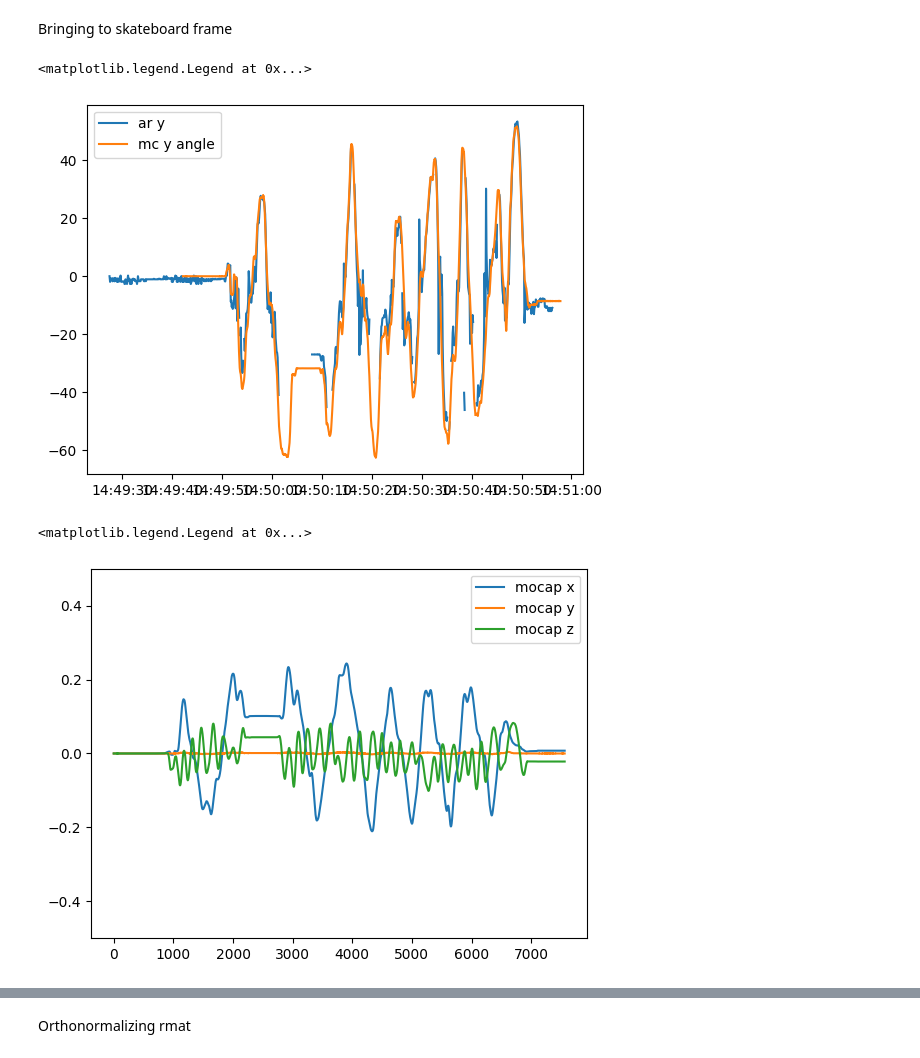
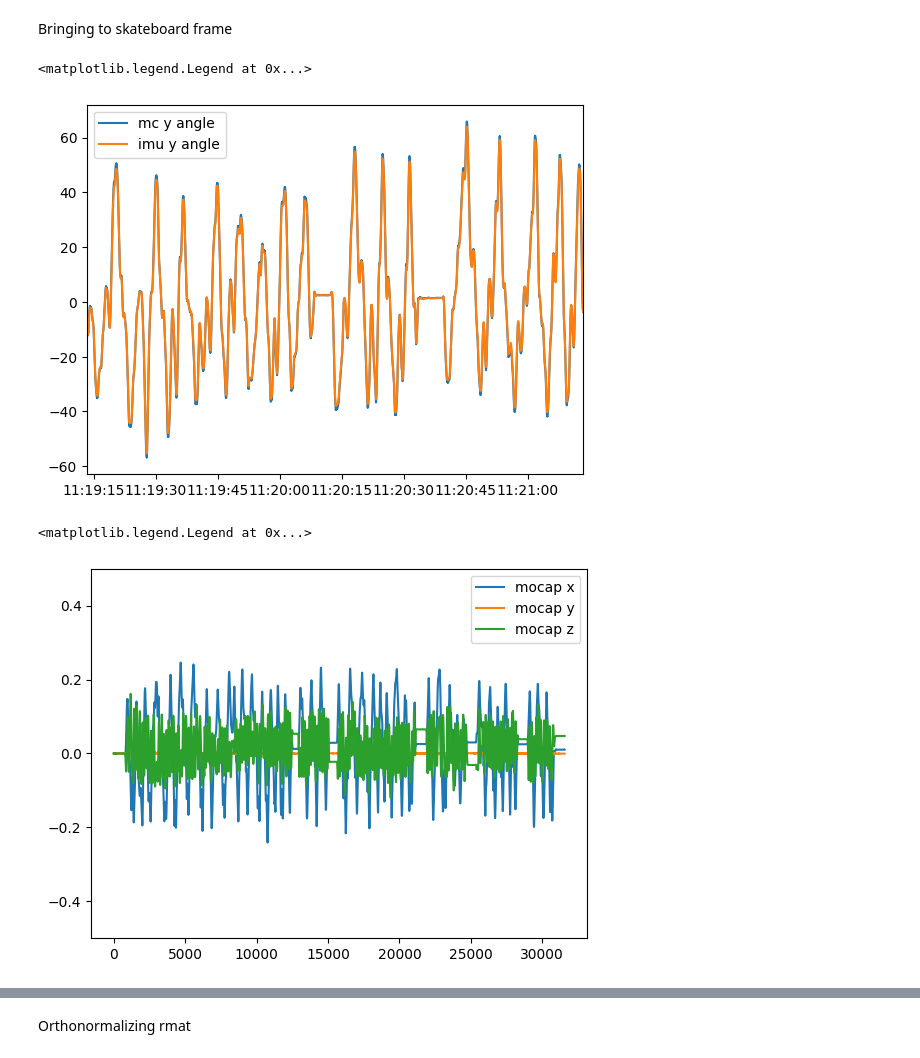
Before and after one commit to SujithChristopher/armbo, a Jupyter notebook: analysis_notebooks/inference_m3_mip_yolo.ipynb, the cells around one changed output, grey strips where cells are left out. Saved outputs shown, nothing was run; the diff lists cells and outputs as text; code cells hidden in the pictures.

```diff
--- a/analysis_notebooks/inference_m3_mip_yolo.ipynb
+++ b/analysis_notebooks/inference_m3_mip_yolo.ipynb
@@ -39,7 +39,7 @@ _parent_folder = "validation"
 _calib_folder_name = "calibration_00"
 
 # _folder_name = "ar_30_5_quad_random_slow_01"
-_folder_name = "skimu_30_4_random_imu_long_00"
+_folder_name = "skimu_30_4_random_imu_long_01"
 # _folder_name = "board"
 
 _base_pth = os.path.join(_pth,"recorded_data",_parent_folder)
@@ -54,7 +54,7 @@ with open(_webcam_calib_pth, "rb") as f:
     _webcam_cam_mat = _temp[0]
     _webcam_dist = _temp[1]
 
-ar_lframe_pth = os.path.join(_webcam_calib_folder, "webcam_rotmat_validation_imu_0.msgpack")
+ar_lframe_pth = os.path.join(_webcam_calib_folder, "webcam_rotmat_validation_imu_1.msgpack")
 with open(ar_lframe_pth, "rb") as f:
     ar_lframe = mp.Unpacker(f, object_hook=mpn.decode)
     _ar_lframe_rot = next(ar_lframe)
@@ -178,7 +178,7 @@ for _frame in tqdm(_video_data):
 
     # YOLO
     modelcorners = []
-    yolo_results = yolo_model.predict(_frame, verbose=False, conf = 0.3, half = True)[0]
+    yolo_results = yolo_model.predict(_frame, verbose=False, conf = 0.8, half = True)[0]
     _mid, counts = np.unique(yolo_results.boxes.cls.cpu(), return_counts=True)
     if counts.size == 0:
         NO_DETECTION = True
@@ -359,8 +301,8 @@ _mocap_pth = os.path.join(os.path.dirname(os.path.dirname(_video_pth)), 'validat
 _mocap_df, st_time = read_rigid_body_csv(_mocap_pth)
 _mocap_df = add_datetime_col(_mocap_df, st_time, "seconds")
 # %%
-_om = get_rb_marker_name(2)
-_xm = get_rb_marker_name(4)
+_om = get_rb_marker_name(4)
+_xm = get_rb_marker_name(3)
 _zm = get_rb_marker_name(1)
 # %%
 """
@@ -519,12 +461,17 @@ _theta_x_0 = np.rad2deg(_theta_x_0)
 _theta_y_0 = np.rad2deg(_theta_y_0)
 _theta_z_0 = np.rad2deg(_theta_z_0)
 # %%
-plt.plot(ar_df["time"], _theta_y_0, label = "ar y")
+inx = np.random.randint(len(ar_df))
+
+
+# plt.plot(ar_df["time"], _theta_y_0, label = "ar y")
 plt.plot(_mc_df["time"], _theta_y, label = "mc y angle")
+plt.plot(_imu_df["time"], -_imu_df["ang_z"], label = "imu y angle")
+plt.xlim(ar_df["time"][inx], ar_df["time"][inx]+ timedelta(seconds=120))
 plt.legend()
 # %% [output]
 <matplotlib.legend.Legend at 0x...>
-[figure, old version]
+[figure, new version]
 # %%
 plt.plot(_mc_df["x"], label="mocap x")
 plt.plot(_mc_df["y"], label="mocap y")
@@ -533,7 +480,7 @@ plt.ylim(-0.5, 0.5)
 plt.legend()
 # %% [output]
 <matplotlib.legend.Legend at 0x...>
-[figure, old version]
+[figure, new version]
 # %%
 plt.plot(ar_df["x"], label="ar x")
 plt.plot(ar_df["y"], label="ar y")
```
Also changed, not shown: parts of 22 cells of this notebook, 1 other file.
